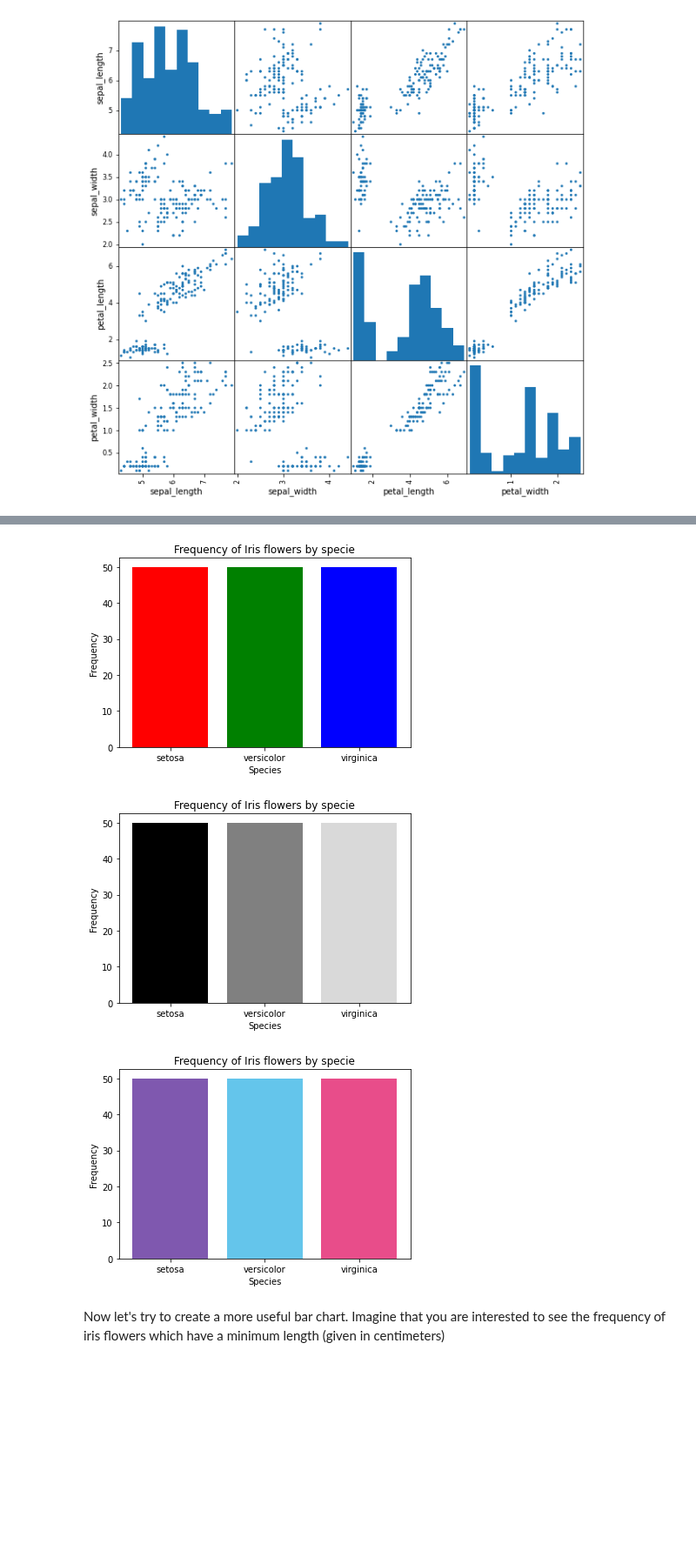
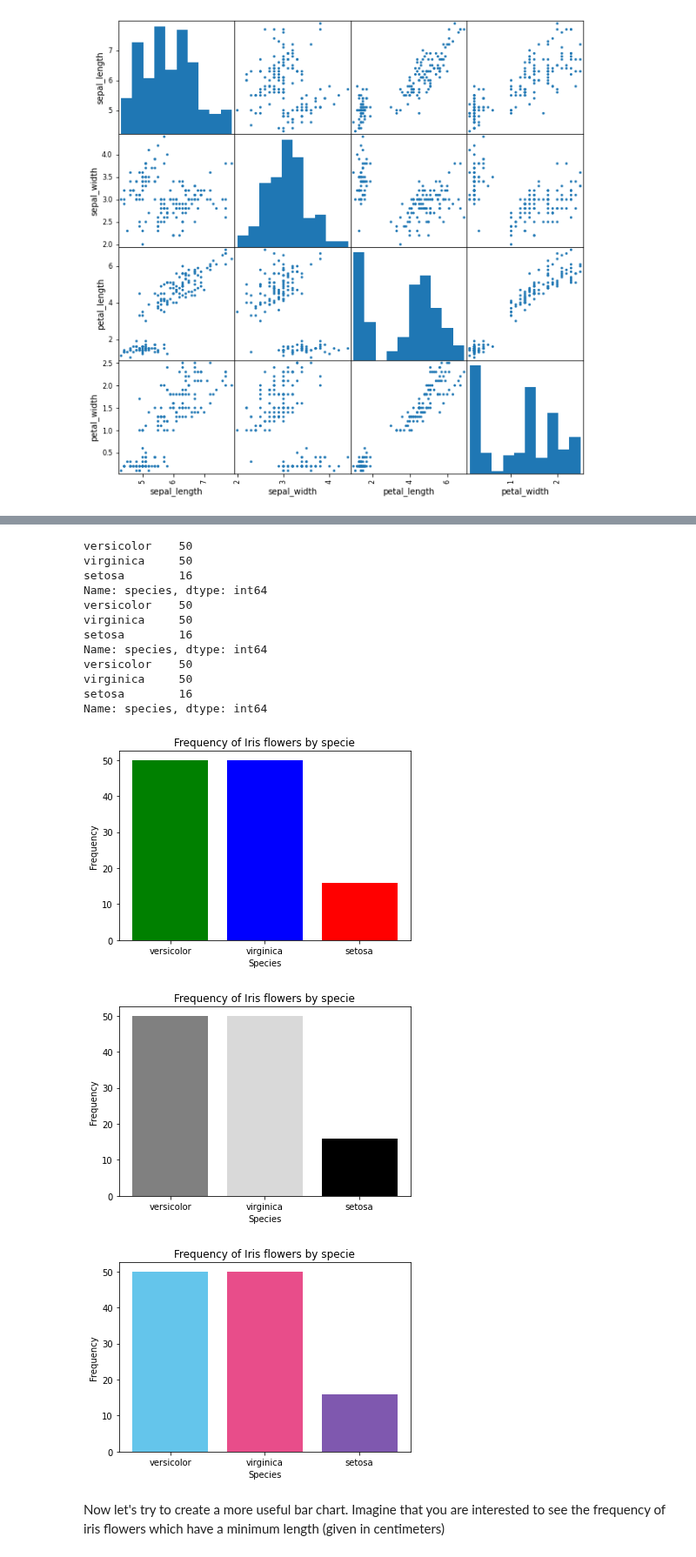
Before and after one commit to 3springs/deep_ml_curriculum, a Jupyter notebook: notebooks/b03_Data_Visualisation/DataVisualisation.ipynb, the cells around one changed output, grey strips where cells are left out. Shown at 87% size. Saved outputs shown, nothing was run; the diff lists cells and outputs as text; code cells hidden in the pictures; blank space fills up the shorter version.

```diff
--- a/notebooks/b03_Data_Visualisation/DataVisualisation.ipynb
+++ b/notebooks/b03_Data_Visualisation/DataVisualisation.ipynb
@@ -199,3 +142,9 @@ iris_parts
+# %%
+# We might want to select only the numeric columns
+iris_numeric = iris._get_numeric_data()
+
+# and an unbalanced one
+iris_unbalanced = iris[iris.petal_width>0.25]
 # %% [markdown]
 ## 4. Scatterplots <a name="scatter"></a>
 # %% [markdown]
@@ -325,0 +309,4 @@ plt.show()
+# %%
+# count the occurrence of each species
+data = iris_unbalanced["species"].value_counts()
+data
@@ -326,8 +318,6 @@ plt.show()
 # %%
 # create a figure and axis
 fig, ax = plt.subplots()
-# count the occurrence of each specie
-data = iris["species"].value_counts()
 # get x and y data
 species = data.index
 frequency = data.values
@@ -352,32 +339,43 @@ Name: species, dtype: int64
 # %%
 # Let's create another function to display our Bar chart
 def display_bar(dataset, colors):
-    # Shape returns the number of rows and columns in the dataset
-    rows, columns = dataset.shape
     # create a figure and axis
     fig, ax = plt.subplots()
     # count the occurrence of each specie
-    data = iris["species"].value_counts()
+    data = dataset["species"].value_counts()
+    print(data)
 
     # For loop to set a color per data point
-    for i in range(rows):
+    for i in range(len(data)):
         # get x and y data
-        species = dataset["species"][i]
-        frequency = dataset["species"].value_counts()[dataset["species"][i]]
-        ax.bar(species, frequency, color=colors[dataset["species"][i]])
+        species = data.index[i]
+        frequency = data.loc[species]
+        ax.bar(species, frequency, color=colors[species])
 
     # set title and labels
     ax.set_title("Frequency of Iris flowers by specie")
     ax.set_xlabel("Species")
     ax.set_ylabel("Frequency")
 # %%
-display_bar(iris, basic_colors)
-display_bar(iris, gray_colors)
-display_bar(iris, custom_colors)
+display_bar(iris_unbalanced, basic_colors)
+display_bar(iris_unbalanced, gray_colors)
+display_bar(iris_unbalanced, custom_colors)
 # %% [output]
+versicolor    50
+virginica     50
+setosa        16
+Name: species, dtype: int64
+versicolor    50
+virginica     50
+setosa        16
+Name: species, dtype: int64
+versicolor    50
+virginica     50
+setosa        16
+Name: species, dtype: int64
-[figure, old version]
+[figure, new version]
-[figure, old version]
+[figure, new version]
-[figure, old version]
+[figure, new version]
 # %% [markdown]
 Now let's try to create a more useful bar chart. Imagine that you are interested to see the frequency of iris flowers which have a minimum length (given in centimeters)
 # %%
```
Also changed, not shown: parts of 76 cells of this notebook.
